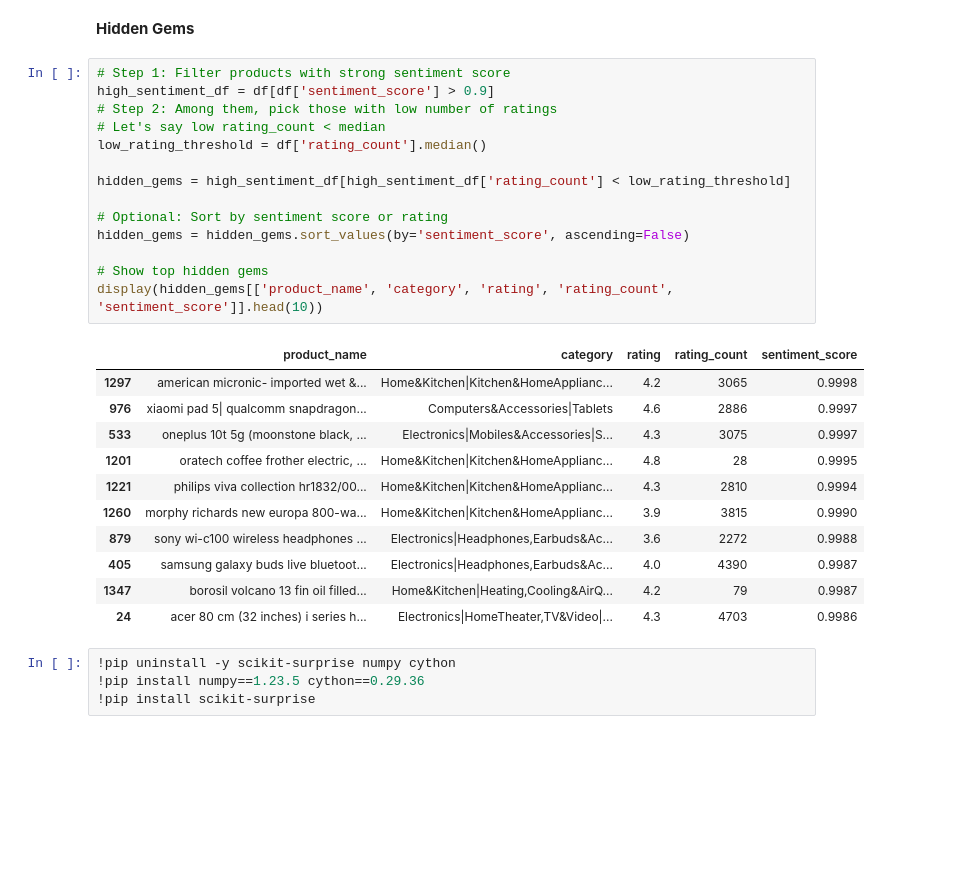
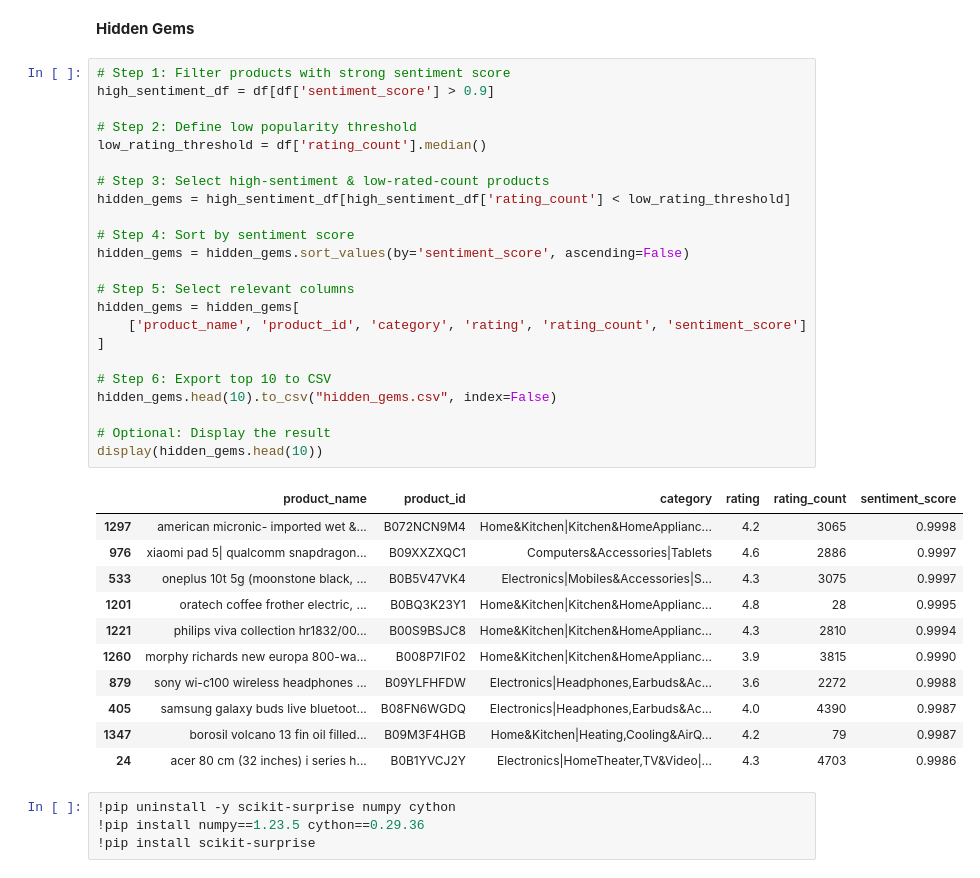
Before and after one commit to Yeshwanth-189/a-i-r, a Jupyter notebook: amazon_dataset_exploration.ipynb, the cells around one changed output. Saved outputs shown, nothing was run; the diff lists cells and outputs as text; blank space fills up the shorter version.

```diff
--- a/amazon_dataset_exploration.ipynb
+++ b/amazon_dataset_exploration.ipynb
@@ -266,29 +285,38 @@ display(top_per_category)
 # %%
 # Step 1: Filter products with strong sentiment score
 high_sentiment_df = df[df['sentiment_score'] > 0.9]
-# Step 2: Among them, pick those with low number of ratings
-# Let's say low rating_count < median
+
+# Step 2: Define low popularity threshold
 low_rating_threshold = df['rating_count'].median()
 
+# Step 3: Select high-sentiment & low-rated-count products
 hidden_gems = high_sentiment_df[high_sentiment_df['rating_count'] < low_rating_threshold]
 
-# Optional: Sort by sentiment score or rating
+# Step 4: Sort by sentiment score
 hidden_gems = hidden_gems.sort_values(by='sentiment_score', ascending=False)
 
-# Show top hidden gems
-display(hidden_gems[['product_name', 'category', 'rating', 'rating_count', 'sentiment_score']].head(10))
+# Step 5: Select relevant columns
+hidden_gems = hidden_gems[
+    ['product_name', 'product_id', 'category', 'rating', 'rating_count', 'sentiment_score']
+]
+
+# Step 6: Export top 10 to CSV
+hidden_gems.head(10).to_csv("hidden_gems.csv", index=False)
+
+# Optional: Display the result
+display(hidden_gems.head(10))
 # %% [output]
-|  | product_name | category | rating | rating_count | sentiment_score |
-| 1297 | american micronic- imported wet &... | Home&Kitchen|Kitchen&HomeApplianc... | 4.2 | 3065 | 0.9998 |
-| 976 | xiaomi pad 5| qualcomm snapdragon... | Computers&Accessories|Tablets | 4.6 | 2886 | 0.9997 |
-| 533 | oneplus 10t 5g (moonstone black, ... | Electronics|Mobiles&Accessories|S... | 4.3 | 3075 | 0.9997 |
-| 1201 | oratech coffee frother electric, ... | Home&Kitchen|Kitchen&HomeApplianc... | 4.8 | 28 | 0.9995 |
-| 1221 | philips viva collection hr1832/00... | Home&Kitchen|Kitchen&HomeApplianc... | 4.3 | 2810 | 0.9994 |
-| 1260 | morphy richards new europa 800-wa... | Home&Kitchen|Kitchen&HomeApplianc... | 3.9 | 3815 | 0.9990 |
-| 879 | sony wi-c100 wireless headphones ... | Electronics|Headphones,Earbuds&Ac... | 3.6 | 2272 | 0.9988 |
-| 405 | samsung galaxy buds live bluetoot... | Electronics|Headphones,Earbuds&Ac... | 4.0 | 4390 | 0.9987 |
-| 1347 | borosil volcano 13 fin oil filled... | Home&Kitchen|Heating,Cooling&AirQ... | 4.2 | 79 | 0.9987 |
-| 24 | acer 80 cm (32 inches) i series h... | Electronics|HomeTheater,TV&Video|... | 4.3 | 4703 | 0.9986 |
+|  | product_name | product_id | category | rating | rating_count | sentiment_score |
+| 1297 | american micronic- imported wet &... | B072NCN9M4 | Home&Kitchen|Kitchen&HomeApplianc... | 4.2 | 3065 | 0.9998 |
+| 976 | xiaomi pad 5| qualcomm snapdragon... | B09XXZXQC1 | Computers&Accessories|Tablets | 4.6 | 2886 | 0.9997 |
+| 533 | oneplus 10t 5g (moonstone black, ... | B0B5V47VK4 | Electronics|Mobiles&Accessories|S... | 4.3 | 3075 | 0.9997 |
+| 1201 | oratech coffee frother electric, ... | B0BQ3K23Y1 | Home&Kitchen|Kitchen&HomeApplianc... | 4.8 | 28 | 0.9995 |
+| 1221 | philips viva collection hr1832/00... | B00S9BSJC8 | Home&Kitchen|Kitchen&HomeApplianc... | 4.3 | 2810 | 0.9994 |
+| 1260 | morphy richards new europa 800-wa... | B008P7IF02 | Home&Kitchen|Kitchen&HomeApplianc... | 3.9 | 3815 | 0.9990 |
+| 879 | sony wi-c100 wireless headphones ... | B09YLFHFDW | Electronics|Headphones,Earbuds&Ac... | 3.6 | 2272 | 0.9988 |
+| 405 | samsung galaxy buds live bluetoot... | B08FN6WGDQ | Electronics|Headphones,Earbuds&Ac... | 4.0 | 4390 | 0.9987 |
+| 1347 | borosil volcano 13 fin oil filled... | B09M3F4HGB | Home&Kitchen|Heating,Cooling&AirQ... | 4.2 | 79 | 0.9987 |
+| 24 | acer 80 cm (32 inches) i series h... | B0B1YVCJ2Y | Electronics|HomeTheater,TV&Video|... | 4.3 | 4703 | 0.9986 |
 # %%
 !pip uninstall -y scikit-surprise numpy cython
 !pip install numpy==1.23.5 cython==0.29.36
```
Also changed, not shown: parts of 12 cells of this notebook.
